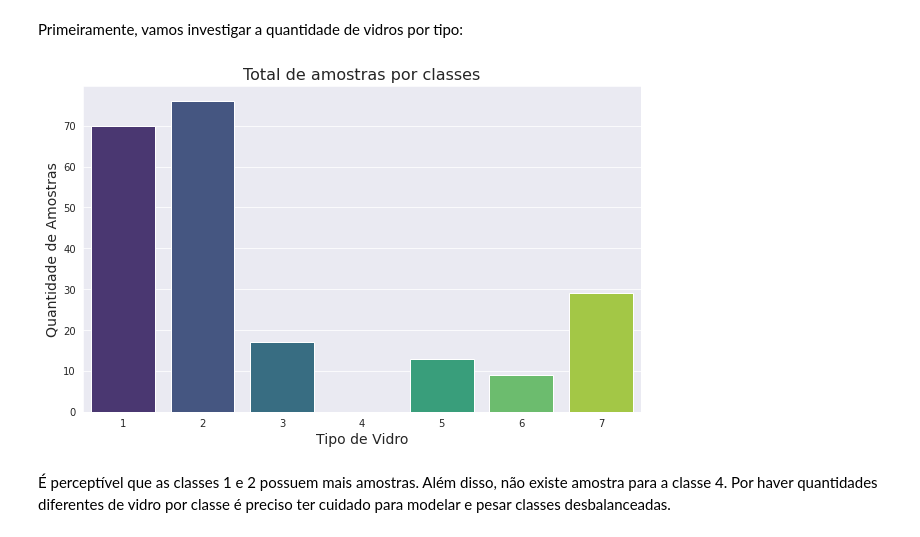
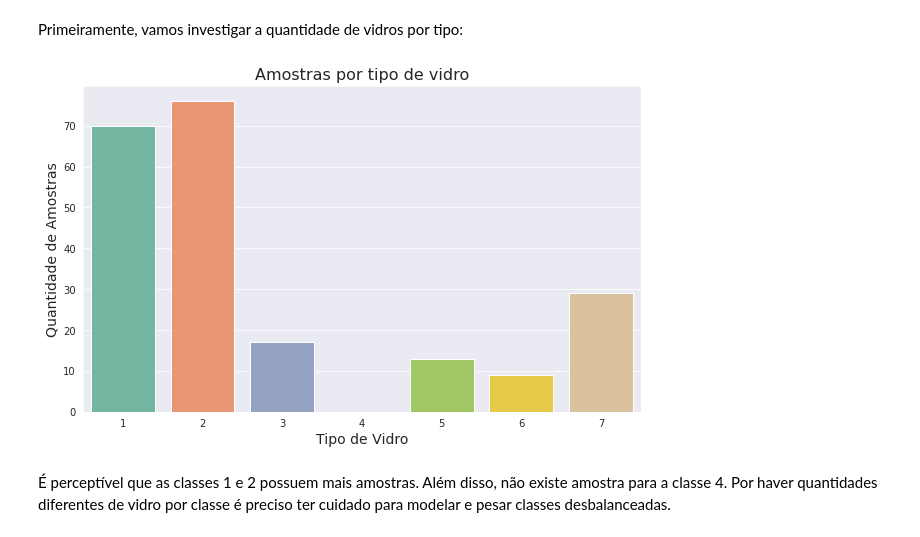
Before and after one commit to davi-santos/Glass-Classification, a Jupyter notebook: Data Analysis.ipynb, the cells around one changed output. Saved outputs shown, nothing was run; the diff lists cells and outputs as text; code cells hidden in the pictures.

```diff
--- a/Data Analysis.ipynb
+++ b/Data Analysis.ipynb
@@ -131,13 +117,13 @@ df.describe()
 Primeiramente, vamos investigar a quantidade de vidros por tipo:
 # %%
 plt.figure(figsize=(10,6))
-plt.title('Total de amostras por classes', fontsize=16)
-sns.countplot(x='Type',data=df, order=[1,2,3,4,5,6,7],palette='viridis')
+plt.title('Amostras por tipo de vidro', fontsize=16)
+sns.countplot(x='Type',data=df, order=[1,2,3,4,5,6,7],palette='Set2')
 plt.xlabel('Tipo de Vidro', fontsize=14)
 plt.ylabel('Quantidade de Amostras', fontsize=14)
-plt.savefig('amostras.png')
+plt.savefig('./figures/amostras.png')
 # %% [output]
-[figure, old version]
+[figure, new version]
 # %% [markdown]
 É perceptível que as classes 1 e 2 possuem mais amostras. Além disso, não existe amostra para a classe 4. Por haver quantidades diferentes de vidro por classe é preciso ter cuidado para modelar e pesar classes desbalanceadas.
 # %% [markdown]
```
Also changed, not shown: parts of 29 cells of this notebook, 6 other files.
